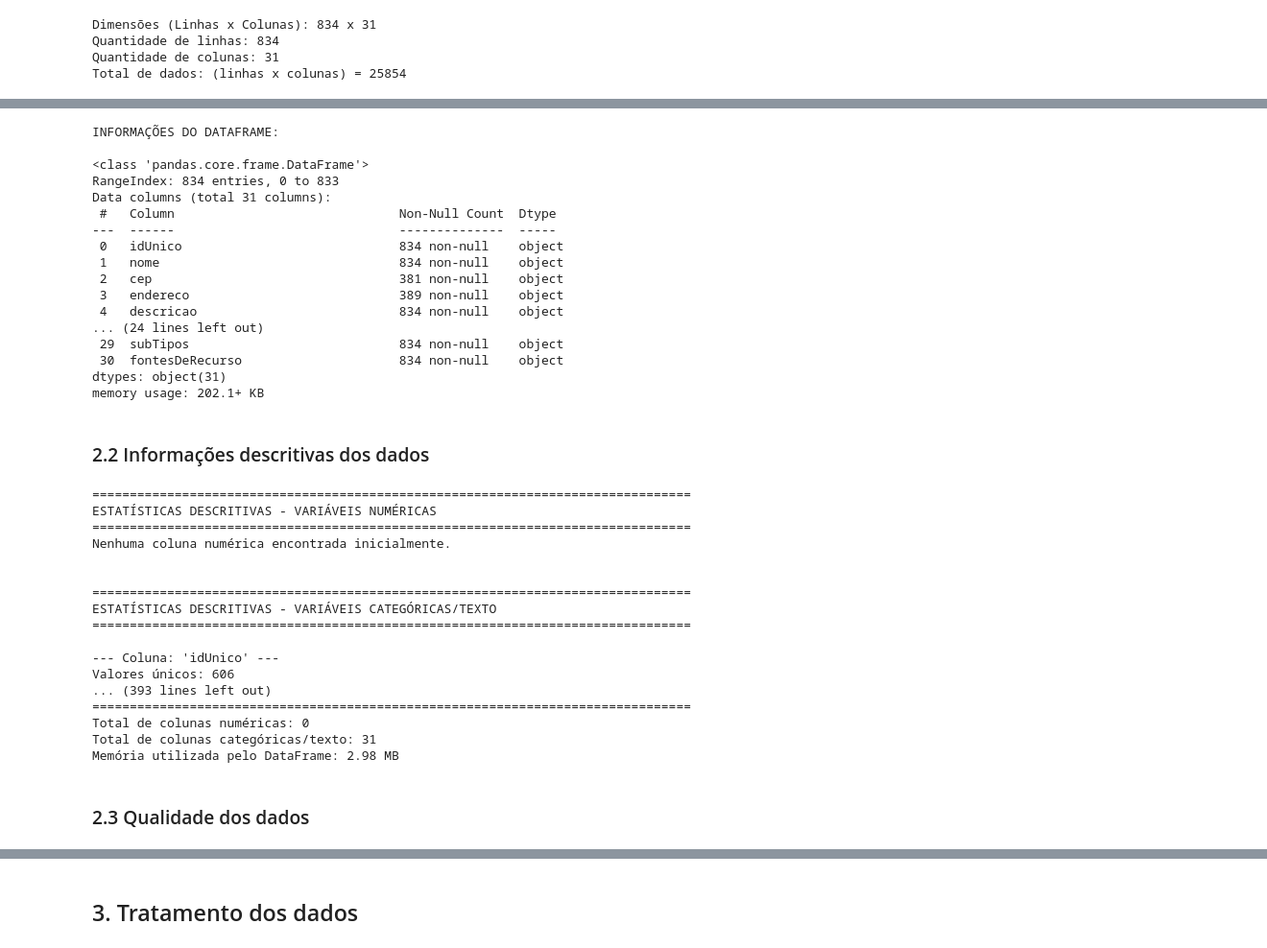
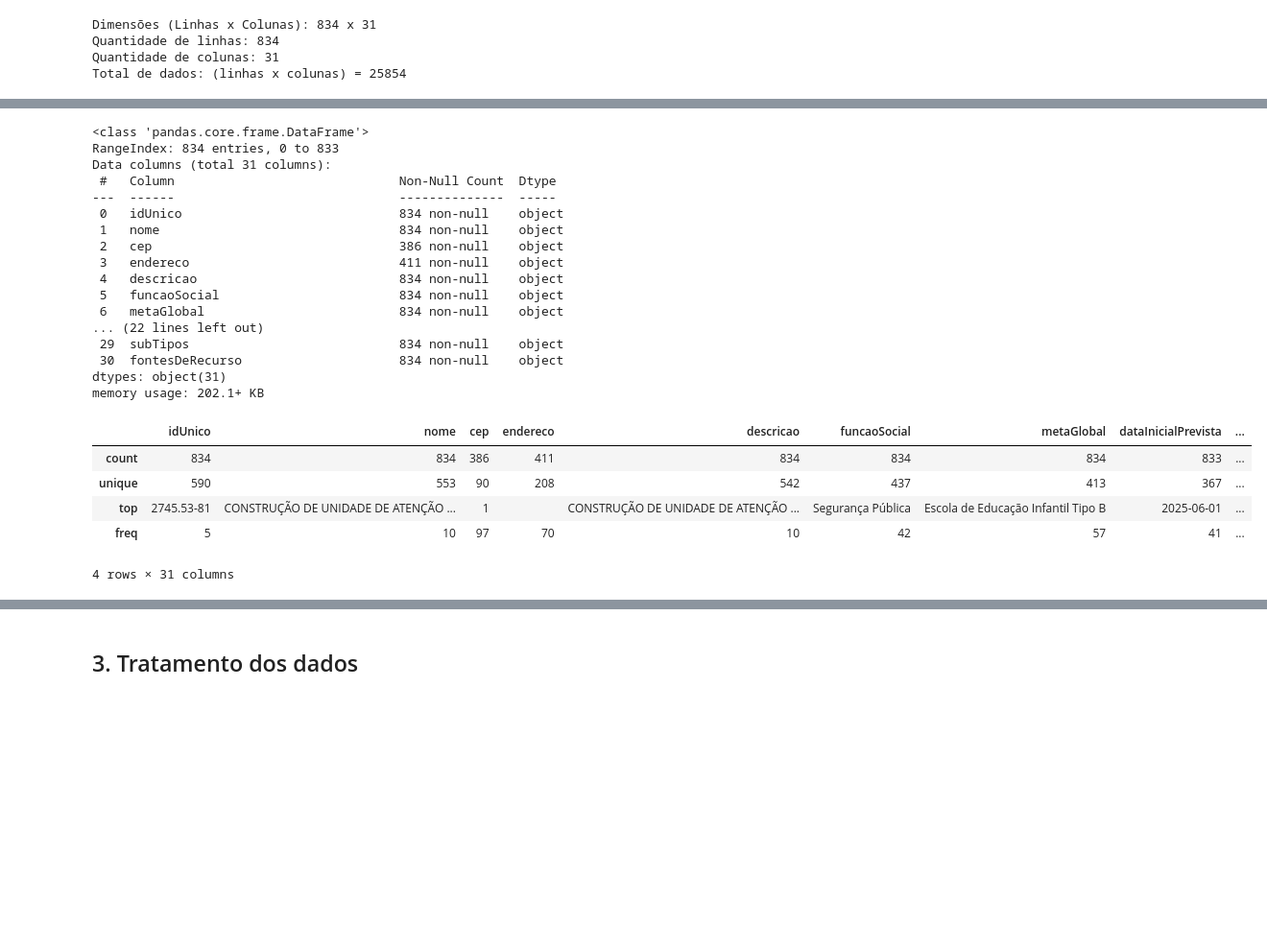
Before and after one commit to lcsgborges/obrasgov-df-data-extraction, a Jupyter notebook: main.ipynb, the cells around one changed output, grey strips where cells are left out. Shown at 96% size. Saved outputs shown, nothing was run; the diff lists cells and outputs as text; code cells hidden in the pictures; blank space fills up the shorter version.

```diff
--- a/main.ipynb
+++ b/main.ipynb
@@ -142,12 +139,8 @@ subTipos: 0 --- (0.00%)
 fontesDeRecurso: 0 --- (0.00%)
 # %%
 # informações do dataframe:
-
-print('INFORMAÇÕES DO DATAFRAME:\n')
 df.info()
 # %% [output]
-INFORMAÇÕES DO DATAFRAME:
-
 <class 'pandas.core.frame.DataFrame'>
 RangeIndex: 834 entries, 0 to 833
 Data columns (total 31 columns):
@@ -155,69 +148,24 @@ Data columns (total 31 columns):
 ---  ------                              --------------  -----
  0   idUnico                             834 non-null    object
  1   nome                                834 non-null    object
- 2   cep                                 381 non-null    object
- 3   endereco                            389 non-null    object
+ 2   cep                                 386 non-null    object
+ 3   endereco                            411 non-null    object
  4   descricao                           834 non-null    object
-... (24 lines left out)
+ 5   funcaoSocial                        834 non-null    object
+ 6   metaGlobal                          834 non-null    object
+... (22 lines left out)
  29  subTipos                            834 non-null    object
  30  fontesDeRecurso                     834 non-null    object
 dtypes: object(31)
 memory usage: 202.1+ KB
-# %% [markdown]
-### 2.2 Informações descritivas dos dados
-# %%
-# ESTATÍSTICAS DESCRITIVAS DOS DADOS
-
-print('=' * 80)
-print('ESTATÍSTICAS DESCRITIVAS - VARIÁVEIS NUMÉRICAS')
-print('=' * 80)
-
-# Estatísticas para colunas numéricas
-numeric_cols = df.select_dtypes(include=[np.number]).columns.tolist()
-if numeric_cols:
-    print(df[numeric_cols].describe().T)
-else:
-    print("Nenhuma coluna numérica encontrada inicialmente.\n")
-
-print('\n' + '=' * 80)
-print('ESTATÍSTICAS DESCRITIVAS - VARIÁVEIS CATEGÓRICAS/TEXTO')
-print('=' * 80)
-
-# Estatísticas para colunas categóricas/texto
-categorical_cols = df.select_dtypes(include=['object']).columns.tolist()
-for col in categorical_cols:
-    print(f"\n--- Coluna: '{col}' ---")
-    print(f"Valores únicos: {df[col].nunique()}")
-    print(f"Valores nulos: {df[col].isnull().sum()}")
-    print(f"Top 5 valores mais frequentes:")
-    print(df[col].value_counts().head())
-    print()
-
-# Resumo geral
-print('\n' + '=' * 80)
-print('RESUMO GERAL DAS ESTATÍSTICAS')
-print('=' * 80)
-print(f"Total de colunas numéricas: {len(numeric_cols)}")
-print(f"Total de colunas categóricas/texto: {len(categorical_cols)}")
-print(f"Memória utilizada pelo DataFrame: {df.memory_usage(deep=True).sum() / 1024**2:.2f} MB")
-# %% [output]
-================================================================================
-ESTATÍSTICAS DESCRITIVAS - VARIÁVEIS NUMÉRICAS
-================================================================================
-Nenhuma coluna numérica encontrada inicialmente.
-
-
-================================================================================
-ESTATÍSTICAS DESCRITIVAS - VARIÁVEIS CATEGÓRICAS/TEXTO
-================================================================================
-
---- Coluna: 'idUnico' ---
-Valores únicos: 606
-... (393 lines left out)
-================================================================================
-Total de colunas numéricas: 0
-Total de colunas categóricas/texto: 31
-Memória utilizada pelo DataFrame: 2.98 MB
-# %% [markdown]
-### 2.3 Qualidade dos dados
+# %%
+# descrição dos dados
+df.describe()
+# %% [output]
+|  | idUnico | nome | cep | endereco | descricao | funcaoSocial | metaGlobal | dataInicialPrevista | ... |
+| count | 834 | 834 | 386 | 411 | 834 | 834 | 834 | 833 | ... |
+| unique | 590 | 553 | 90 | 208 | 542 | 437 | 413 | 367 | ... |
+| top | 2745.53-81 | CONSTRUÇÃO DE UNIDADE DE ATENÇÃO ... | 1 |  | CONSTRUÇÃO DE UNIDADE DE ATENÇÃO ... | Segurança Pública | Escola de Educação Infantil Tipo B | 2025-06-01 | ... |
+| freq | 5 | 10 | 97 | 70 | 10 | 42 | 57 | 41 | ... |
+4 rows × 31 columns
 # %%
```
Also changed, not shown: parts of 36 cells of this notebook, 4 other files.
